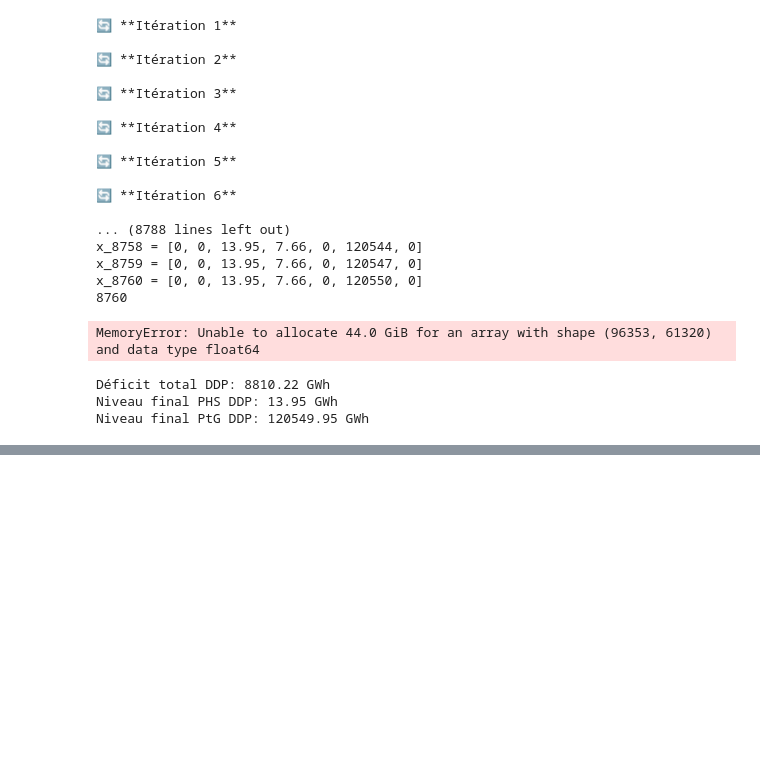
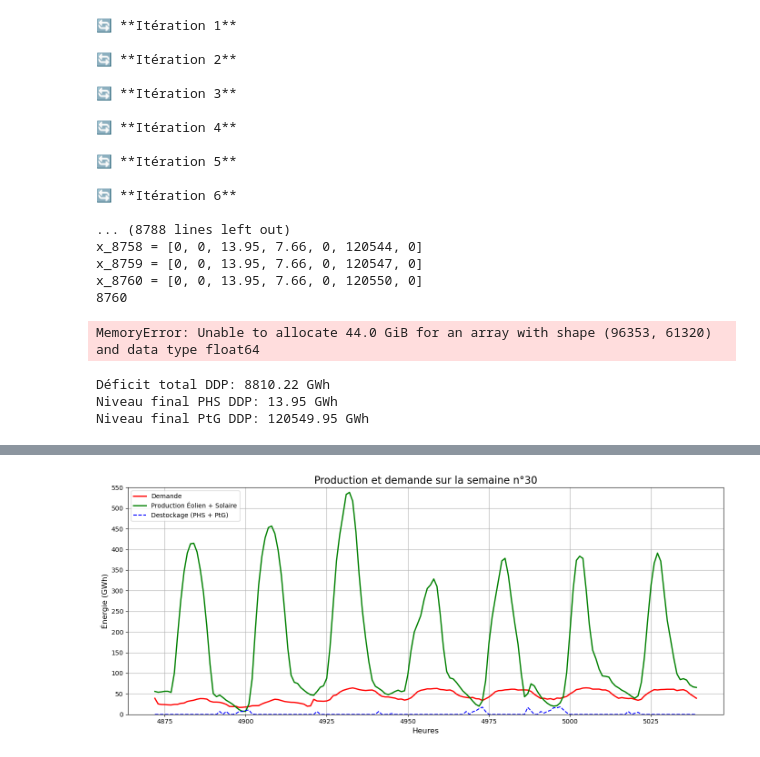
Before and after one commit to saraesk116/projet_optimisation, a Jupyter notebook: Code/test_quirion.ipynb, the cells around one changed output, grey strips where cells are left out. Saved outputs shown, nothing was run; the diff lists cells and outputs as text; code cells hidden in the pictures; blank space fills up the shorter version.

```diff
--- a/Code/test_quirion.ipynb
+++ b/Code/test_quirion.ipynb
@@ -408,3 +408,82 @@ print(f"Niveau final Power-to-Gas: {ptg_level_ddp[-1]:.1f} GWh ({ptg_level_ddp[-
 Déficit énergétique total: 8810.2 GWh
 Niveau final PHS: 14.0 GWh (7.8% de la capacité)
 Niveau final Power-to-Gas: 120549.9 GWh (96.4% de la capacité)
+# %%
+demand = df_demand['demande'].values
+N = len(demand)
+
+solar_profile = df_solar['facteur_charge'].values
+wind_profile = df_wind['facteur_charge'].values
+
+# Calculer la production totale vent + solaire
+p_wind = np.array([wind_capacity * wind_profile[t] for t in range(N)])
+p_solar = np.array([solar_capacity * solar_profile[t] for t in range(N)])
+prod = p_wind + p_solar
+
+# Calcul de ce qui est déstocké
+phs_capacity=180
+phs_power=9.3
+phs_efficiency=0.75
+ptg_capacity=125000
+ptg_power_in=7.66
+ptg_power_out=32.93
+ptg_efficiency=0.4
+
+# Extraction des résultats DDP
+phs_out_ddp = [x_hats[t][1] for t in range(T)]      # Index 1 = phs_out
+ptg_out_ddp = [x_hats[t][4] for t in range(T)]      # Index 4 = ptg_out
+deficit_ddp = [x_hats[t][6] for t in range(T)]      # Index 6 = deficit
+
+
+# Calcul du déstockage avec les résultats DDP
+destock_ddp = [phs_efficiency * phs_out_ddp[t] + ptg_efficiency * ptg_out_ddp[t]
+              for t in range(T)]
+
+# Tracer la demande et la production totale
+semaine = 30 # Aout
+T_plot = 168*(semaine-1)
+plt.figure(figsize=(14, 6))
+
+# Demande et production
+plt.plot(np.arange(T_plot, T_plot+168), demand[T_plot:T_plot+168],
+         label='Demande', color='red', linewidth=2)
+plt.plot(np.arange(T_plot, T_plot+168),
+         (p_solar[T_plot:T_plot+168] + p_wind[T_plot:T_plot+168]),
+         label='Production Éolien + Solaire', color='green', linewidth=2)
+
+# Optionnel : Ajouter le déstockage
+plt.plot(np.arange(T_plot, T_plot+168),
+         destock_ddp[T_plot:T_plot+168],
+         label='Destockage (PHS + PtG)', color='blue', linestyle='--')
+
+# Déficit
+#plt.fill_between(np.arange(T_plot, T_plot+168),
+#                 deficit_ddp[T_plot:T_plot+168],
+#                 color='orange', alpha=0.3, label='Déficit')
+
+plt.title(f'Production et demande sur la semaine n°{semaine}', fontsize=16)
+plt.xlabel('Heures', fontsize=12)
+plt.ylabel('Énergie (GWh)', fontsize=12)
+plt.legend(fontsize=10, loc='upper left')
+plt.grid(True)
+plt.tight_layout()
+# Calculer la borne supérieure “ronde” à 50 :
+ymax = max(
+    demand[T_plot:T_plot+168].max(),
+    (p_solar+ p_wind)[T_plot:T_plot+168].max(),
+    np.array(destock_ddp)[T_plot:T_plot+168].max()
+)
+ymax = int(np.ceil(ymax/50) * 50)
+
+# Fixer la limite et les ticks tous les 50 :
+plt.ylim(0, ymax)
+plt.yticks(np.arange(0, ymax+1, 50))
+plt.show()
+
+# Affichage des indicateurs clés
+#print("\n📊 Analyse comparative DDP:")
+#print(f"Déficit total: {sum(deficit_ddp):.1f} GWh")
+#print(f"Niveau final PHS: {x_hats[T-1][2]:.1f} GWh ({(x_hats[T-1][2]/phs_capacity)*100:.1f}% capacité)")
+#print(f"Niveau final PtG: {x_hats[T-1][5]:.1f} GWh ({(x_hats[T-1][5]/ptg_capacity)*100:.1f}% capacité)")
+# %% [output]
+[figure, added]
```
Also changed, not shown: parts of 3 cells of this notebook.
